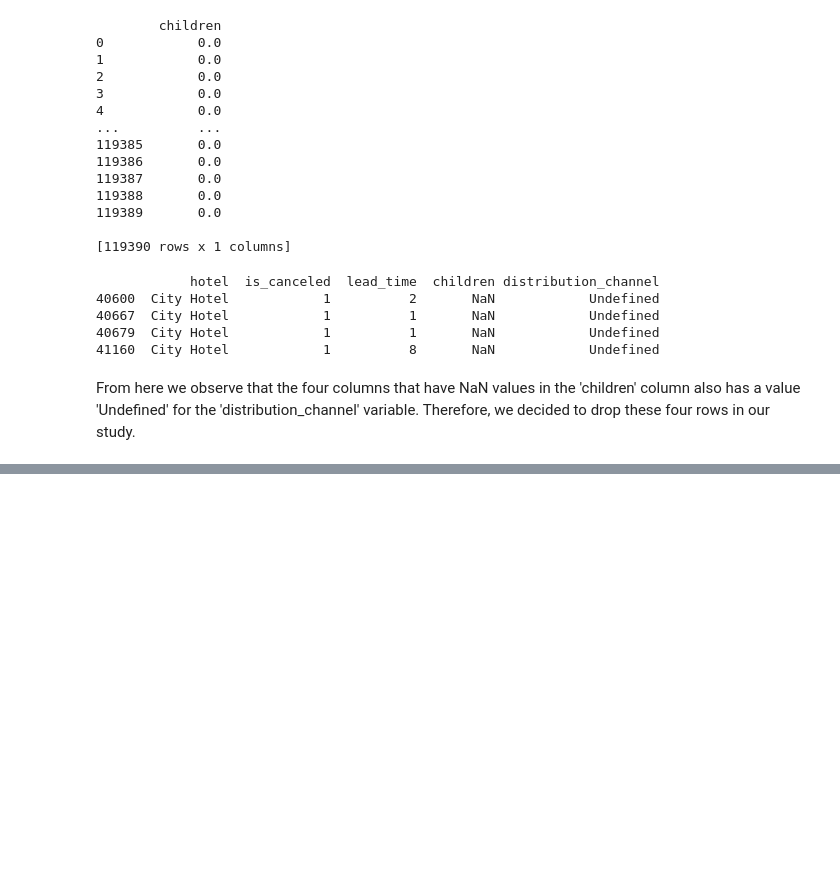
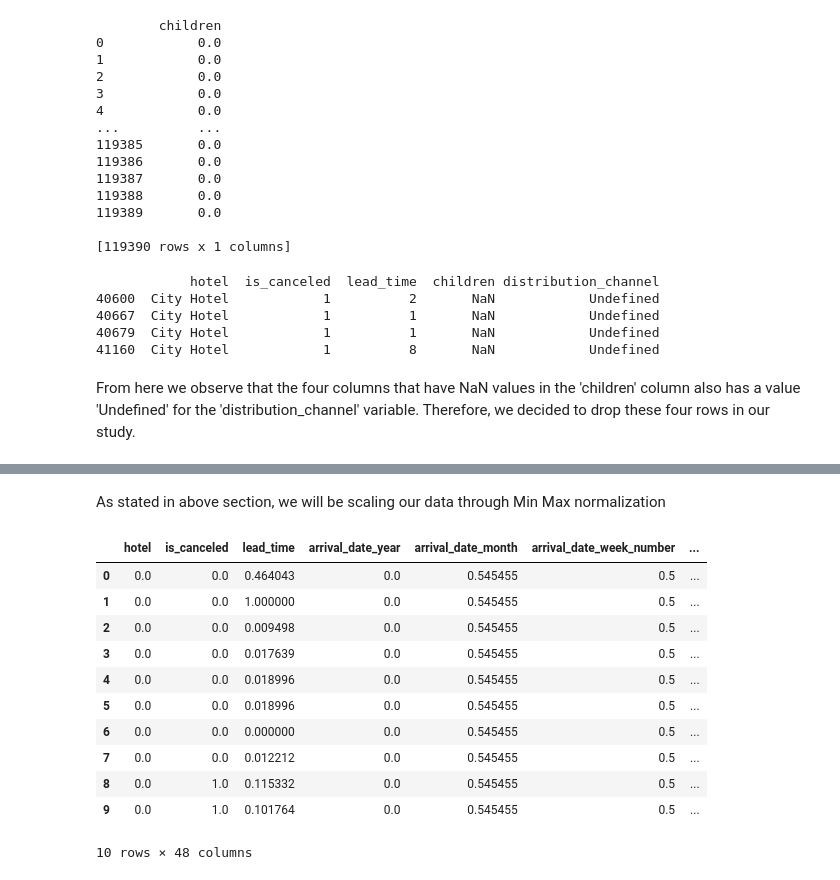
Before and after one commit to andy0530/ECS171-Final-Project, a Jupyter notebook: Final_Project.ipynb, the cells around one changed output, grey strips where cells are left out. Drawn from its saved outputs; the diff is of its cells as text; code cells hidden in the pictures; blank space fills up the shorter version.

```diff
--- a/Final_Project.ipynb
+++ b/Final_Project.ipynb
@@ -238,0 +308,21 @@ data = data.dropna()
+# %% [markdown]
+As stated in above section, we will be scaling our data through Min Max normalization
+# %%
+from sklearn.preprocessing import MinMaxScaler
+
+scaler = MinMaxScaler()
+data = pd.DataFrame(scaler.fit_transform(data), columns = data.columns)
+display(data.head(10))
+# %% [output]
+|  | hotel | is_canceled | lead_time | arrival_date_year | arrival_date_month | arrival_date_week_number | ... |
+| 0 | 0.0 | 0.0 | 0.464043 | 0.0 | 0.545455 | 0.5 | ... |
+| 1 | 0.0 | 0.0 | 1.000000 | 0.0 | 0.545455 | 0.5 | ... |
+| 2 | 0.0 | 0.0 | 0.009498 | 0.0 | 0.545455 | 0.5 | ... |
+| 3 | 0.0 | 0.0 | 0.017639 | 0.0 | 0.545455 | 0.5 | ... |
+| 4 | 0.0 | 0.0 | 0.018996 | 0.0 | 0.545455 | 0.5 | ... |
+| 5 | 0.0 | 0.0 | 0.018996 | 0.0 | 0.545455 | 0.5 | ... |
+| 6 | 0.0 | 0.0 | 0.000000 | 0.0 | 0.545455 | 0.5 | ... |
+| 7 | 0.0 | 0.0 | 0.012212 | 0.0 | 0.545455 | 0.5 | ... |
+| 8 | 0.0 | 1.0 | 0.115332 | 0.0 | 0.545455 | 0.5 | ... |
+| 9 | 0.0 | 1.0 | 0.101764 | 0.0 | 0.545455 | 0.5 | ... |
+10 rows × 48 columns
```
Also changed, not shown: parts of 6 cells of this notebook.
